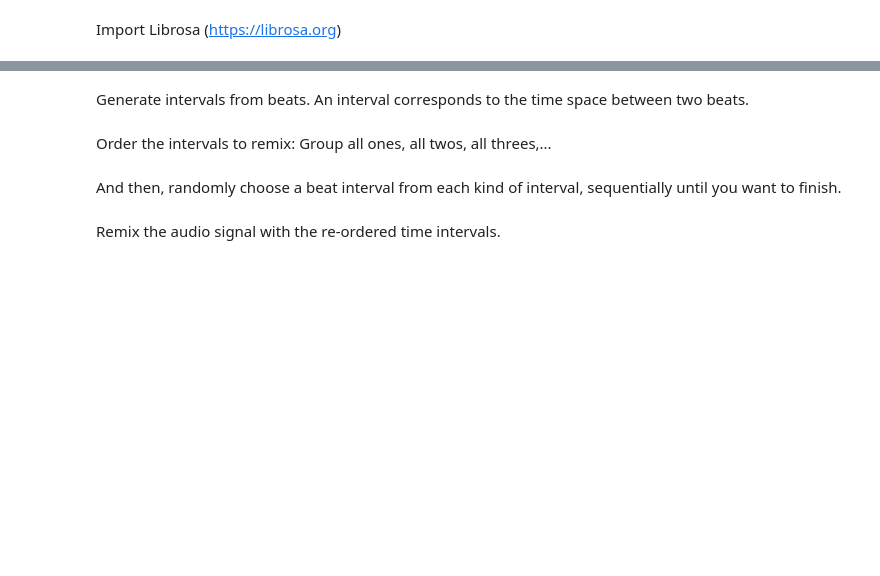
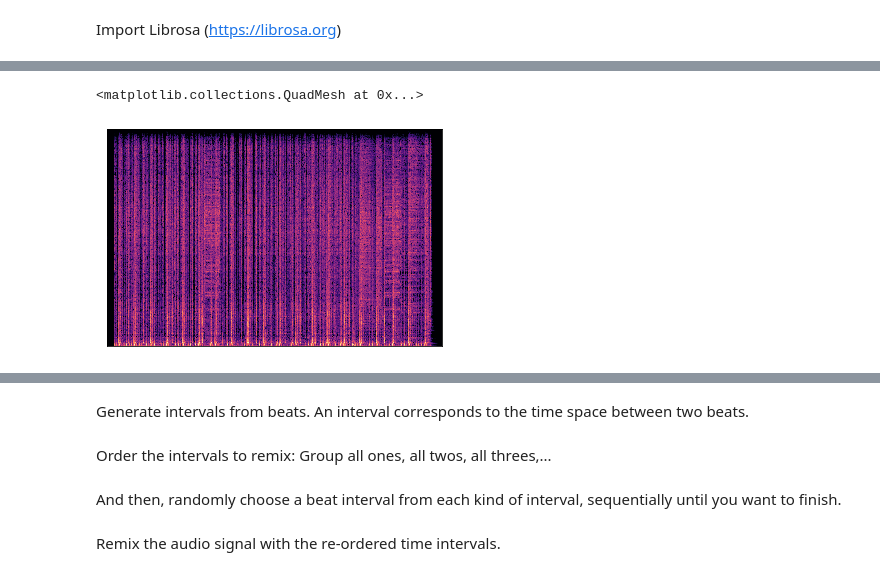
Before and after one commit to NadiaCarvalho/Audio-Collabs, a Jupyter notebook: Beat_Remix.ipynb, the cells around one changed output, grey strips where cells are left out. Drawn from its saved outputs; the diff is of its cells as text; code cells hidden in the pictures; blank space fills up the shorter version.

```diff
--- a/Beat_Remix.ipynb
+++ b/Beat_Remix.ipynb
@@ -11,0 +28,7 @@ y, sr = librosa.load(audio_file)
+# %%
+D = librosa.stft(y) # STFT de y
+S_db = librosa.amplitude_to_db(np.abs(D), ref=np.max)
+librosa.display.specshow(S_db)
+# %% [output]
+<matplotlib.collections.QuadMesh at 0x...>
+[figure, added]
```
Also changed, not shown: parts of 13 cells of this notebook.
